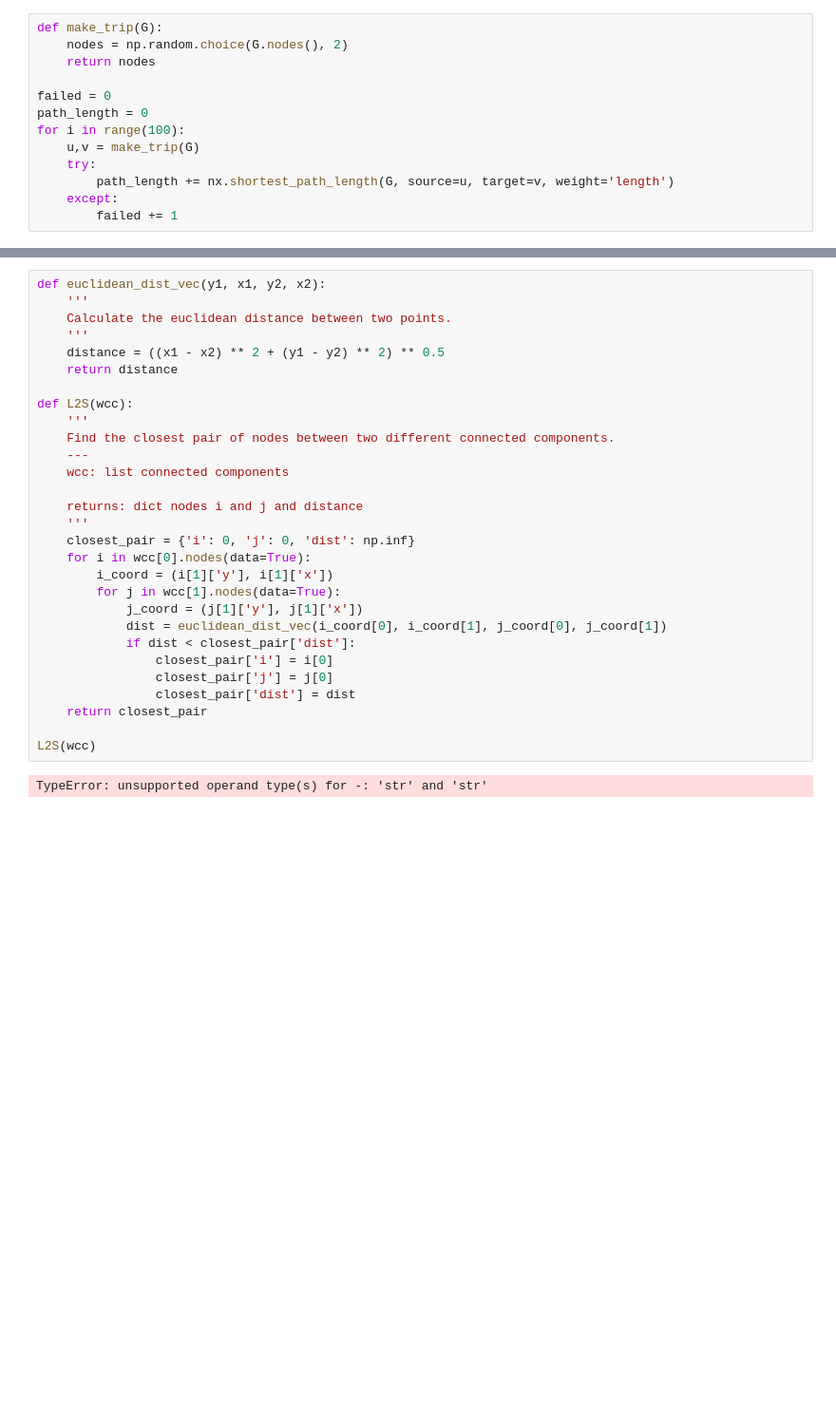
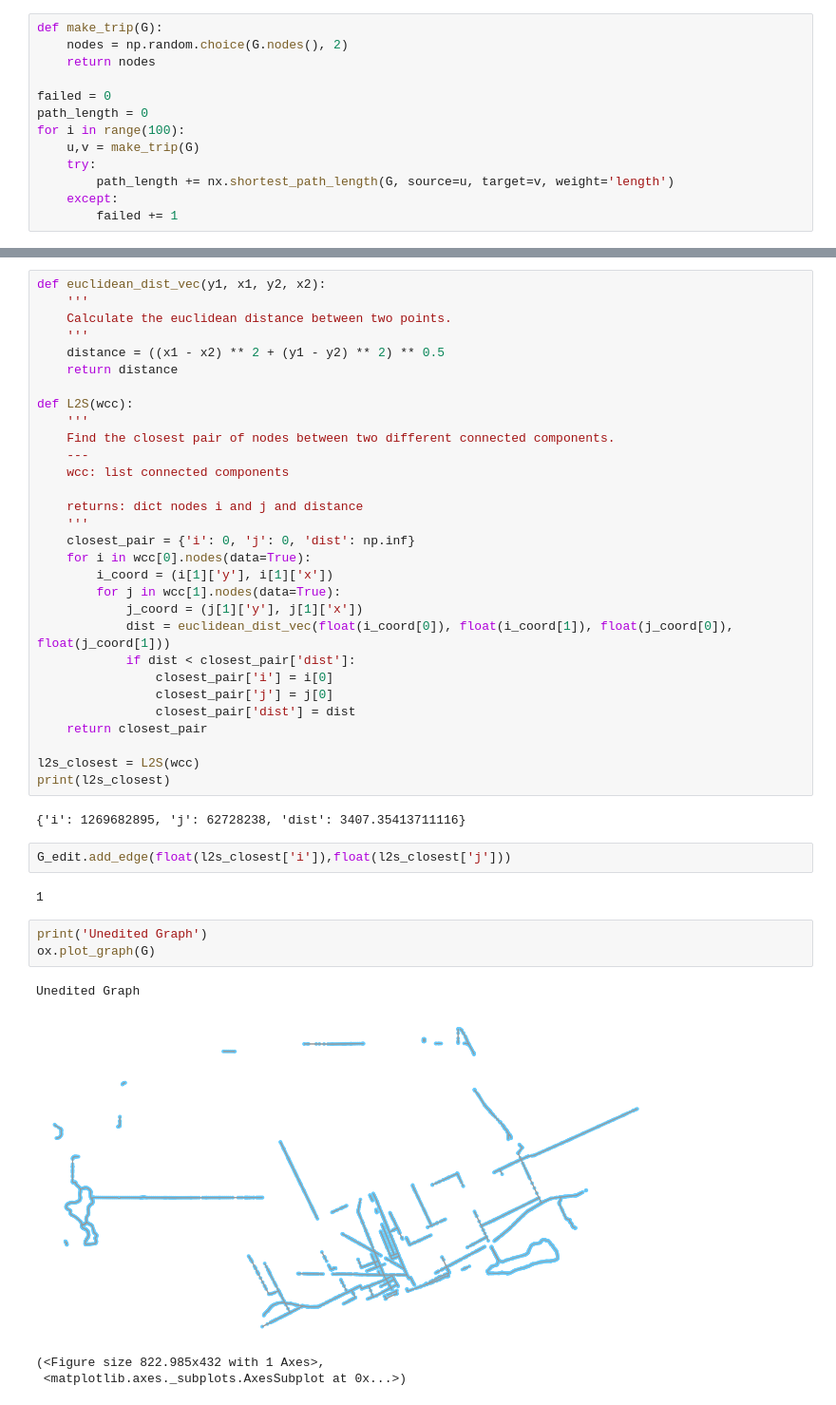
Before and after one commit to jzerez/BikeNetworks, a Jupyter notebook: code/Nate_Playground.ipynb, the cells around one changed output, grey strips where cells are left out. Shown at 95% size. Cells and saved outputs as stored; diff of their text form; blank space fills up the shorter version.

Commit message:
Updating Nate_Playground with functioning largest-to-closest algorithm, random-to-closest algorithm, and closes-overall algorithm

```diff
--- a/code/Nate_Playground.ipynb
+++ b/code/Nate_Playground.ipynb
@@ -175,13 +193,26 @@ def L2S(wcc):
         i_coord = (i[1]['y'], i[1]['x'])
         for j in wcc[1].nodes(data=True):
             j_coord = (j[1]['y'], j[1]['x'])
-            dist = euclidean_dist_vec(i_coord[0], i_coord[1], j_coord[0], j_coord[1])
+            dist = euclidean_dist_vec(float(i_coord[0]), float(i_coord[1]), float(j_coord[0]), float(j_coord[1]))
             if dist < closest_pair['dist']:
                 closest_pair['i'] = i[0]
                 closest_pair['j'] = j[0]
                 closest_pair['dist'] = dist
     return closest_pair
 
-L2S(wcc)
+l2s_closest = L2S(wcc)
+print(l2s_closest)
 # %% [output]
-TypeError: unsupported operand type(s) for -: 'str' and 'str'
+{'i': 1269682895, 'j': 62728238, 'dist': 3407.35413711116}
+# %%
+G_edit.add_edge(float(l2s_closest['i']),float(l2s_closest['j']))
+# %% [output]
+1
+# %%
+print('Unedited Graph')
+ox.plot_graph(G)
+# %% [output]
+Unedited Graph
+[figure, added]
+(<Figure size 822.985x432 with 1 Axes>,
+ <matplotlib.axes._subplots.AxesSubplot at 0x...>)
```
Also changed, not shown: parts of 20 cells of this notebook.
